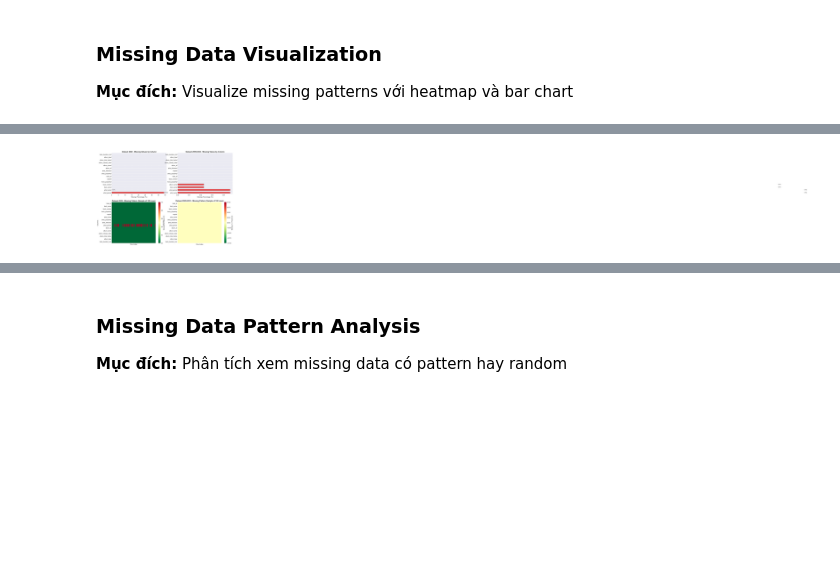
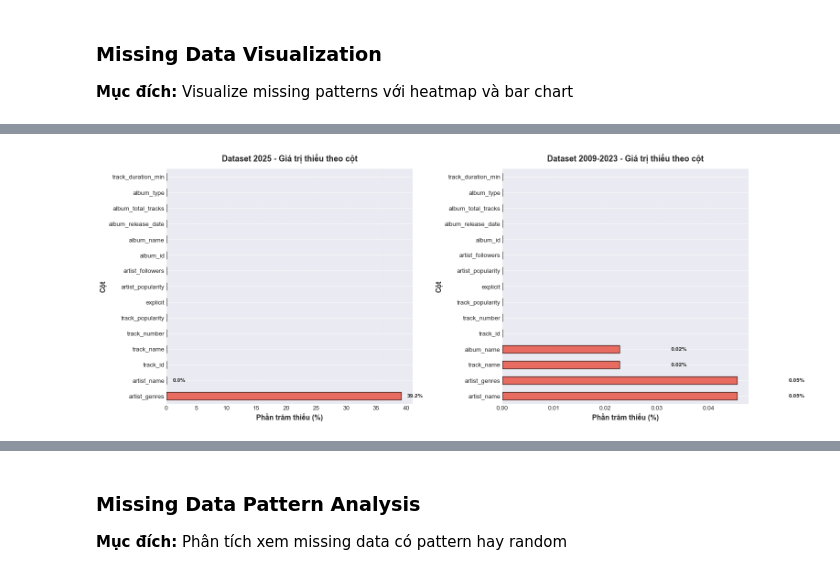
Before and after one commit to chisngyen/Spotify_Global_Music_Analysis, a Jupyter notebook: notebooks/spotify_analysis.ipynb, the cells around one changed output, grey strips where cells are left out. Drawn from its saved outputs; the diff is of its cells as text; code cells hidden in the pictures; blank space fills up the shorter version.

Commit message:
Improve visualization: optimize plot sizes and DPI settings for better display

```diff
--- a/notebooks/spotify_analysis.ipynb
+++ b/notebooks/spotify_analysis.ipynb
@@ -887,25 +884,22 @@ Dataset 2009-2023 - Categorical Columns:
 # %%
-# Unique values count and top frequencies for each categorical column
-print("bộ dữ liệu 2025 - phân bố giá trị\n")
-
-# Prepare data for all categorical columns
+# Đếm các giá trị unique và tần suất của chúng trong mỗi cột phân loại - so sánh hai bộ dữ liệu
 all_top_values = {}
 for col in categorical_cols_2025:
     top_10 = df_2025[col].value_counts().head(10)
     all_top_values[col] = top_10
 
-# Print header
+# In đầu dòng
 col_width = 35
-header = f"{'hạng':<6}"
+header = f"{'Hạng':<6}"
 for col in categorical_cols_2025:
     header += f"{col[:30]:<{col_width}}"
 print(header)
-print(f"{'duy nhất:':<6}", end='')
+print(f"{'Duy nhất:':<6}", end='')
 for col in categorical_cols_2025:
     print(f"{df_2025[col].nunique():,} giá trị{'':<{col_width-len(str(df_2025[col].nunique()))-9}}", end='')
 print("\n")
 
-# Print top 10 rows
+# In 10 dòng đầu tiên
 for rank in range(10):
     print(f"#{rank+1:<5}", end='')
     for col in categorical_cols_2025:
@@ -1412,59 +1401,85 @@ Column                      Missing Count   Total Rows    Missing %
 
 **Mục đích:** Visualize missing patterns với heatmap và bar chart
 # %%
-# Visualize missing patterns
-fig, axes = plt.subplots(2, 2, figsize=(16, 12))
+# Trực quan hóa các giá trị thiếu - PHẦN 1: Bar Charts
+print("=" * 80)
+print("BIỂU ĐỒ CỘT - PHẦN TRĂM GIÁ TRỊ THIẾU")
+print("=" * 80)
+
+# Tạo figure với kích thước và độ phân giải phù hợp
+fig, axes = plt.subplots(1, 2, figsize=(20, 8))
+fig.set_dpi(80)
 
 # Bar chart - Dataset 2025
-ax1 = axes[0, 0]
+ax1 = axes[0]
 missing_pct_2025 = (df_2025.isnull().sum() / len(df_2025) * 100).sort_values(ascending=False)
-colors_2025 = ['red' if x > 0 else 'green' for x in missing_pct_2025]
-missing_pct_2025.plot(kind='barh', ax=ax1, color=colors_2025, alpha=0.7, edgecolor='black')
-ax1.set_xlabel('Missing Percentage (%)', fontsize=11)
-ax1.set_title('Dataset 2025 - Missing Values by Column', fontsize=13, fontweight='bold')
-ax1.grid(alpha=0.3, axis='x')
+colors_2025 = ['#e74c3c' if x > 0 else '#27ae60' for x in missing_pct_2025]
+missing_pct_2025.plot(kind='barh', ax=ax1, color=colors_2025, alpha=0.8, edgecolor='black', linewidth=1.2)
+ax1.set_xlabel('Phần trăm thiếu (%)', fontsize=14, fontweight='bold')
+ax1.set_ylabel('Cột', fontsize=14, fontweight='bold')
+ax1.set_title('Dataset 2025 - Giá trị thiếu theo cột', fontsize=16, fontweight='bold', pad=15)
+ax1.grid(alpha=0.3, axis='x', linestyle='--')
+ax1.tick_params(axis='both', labelsize=12)
 
 for i, v in enumerate(missing_pct_2025):
     if v > 0:
-        ax1.text(v + 0.5, i, f'{v:.1f}%', va='center', fontsize=9)
+        ax1.text(v + 1, i, f'{v:.1f}%', va='center', fontsize=11, fontweight='bold')
 
 # Bar chart - Dataset 2009-2023
-ax2 = axes[0, 1]
+ax2 = axes[1]
 missing_pct_2009 = (df_2009_2023.isnull().sum() / len(df_2009_2023) * 100).sort_values(ascending=False)
-colors_2009 = ['red' if x > 0 else 'green' for x in missing_pct_2009]
-missing_pct_2009.plot(kind='barh', ax=ax2, color=colors_2009, alpha=0.7, edgecolor='black')
-ax2.set_xlabel('Missing Percentage (%)', fontsize=11)
-ax2.set_title('Dataset 2009-2023 - Missing Values by Column', fontsize=13, fontweight='bold')
-ax2.grid(alpha=0.3, axis='x')
+colors_2009 = ['#e74c3c' if x > 0 else '#27ae60' for x in missing_pct_2009]
+missing_pct_2009.plot(kind='barh', ax=ax2, color=colors_2009, alpha=0.8, edgecolor='black', linewidth=1.2)
+ax2.set_xlabel('Phần trăm thiếu (%)', fontsize=14, fontweight='bold')
+ax2.set_ylabel('Cột', fontsize=14, fontweight='bold')
+ax2.set_title('Dataset 2009-2023 - Giá trị thiếu theo cột', fontsize=16, fontweight='bold', pad=15)
+ax2.grid(alpha=0.3, axis='x', linestyle='--')
+ax2.tick_params(axis='both', labelsize=12)
 
 for i, v in enumerate(missing_pct_2009):
     if v > 0:
-        ax2.text(v + 0.5, i, f'{v:.1f}%', va='center', fontsize=9)
+        ax2.text(v + 0.01, i, f'{v:.2f}%', va='center', fontsize=11, fontweight='bold')
+
+plt.tight_layout(pad=2.5)
+plt.show()
+
+# Trực quan hóa các giá trị thiếu - PHẦN 2: Heatmaps
+print("\n" + "=" * 80)
+print("HEATMAPS - MẪU HÌNH THIẾU DỮ LIỆU")
+print("=" * 80)
+
+# Tạo figure với kích thước và độ phân giải phù hợp
+fig, axes = plt.subplots(1, 2, figsize=(20, 8))
+fig.set_dpi(110)
 
 # Heatmap - Dataset 2025
-ax3 = axes[1, 0]
+ax1 = axes[0]
 sample_size = min(100, len(df_2025))
 sample_indices = np.random.choice(df_2025.index, sample_size, replace=False)
 missing_matrix_2025 = df_2025.loc[sample_indices].isnull().astype(int)
 
-sns.heatmap(missing_matrix_2025.T, cmap='RdYlGn_r', cbar_kws={'label': 'Missing (1) / Present (0)'},
-            ax=ax3, yticklabels=True, xticklabels=False)
-ax3.set_title(f'Dataset 2025 - Missing Pattern (Sample of {sample_size} rows)', fontsize=13, fontweight='bold')
-ax3.set_xlabel('Row Index', fontsize=11)
-ax3.set_ylabel('Columns', fontsize=11)
+sns.heatmap(missing_matrix_2025.T, cmap='RdYlGn_r', cbar_kws={'label': 'Thiếu (1) / Có (0)'},
+            ax=ax1, yticklabels=True, xticklabels=False, linewidths=0.5, linecolor='gray')
+ax1.set_title(f'Dataset 2025 - Mẫu hình thiếu dữ liệu (Mẫu {sample_size} dòng)',
+              fontsize=16, fontweight='bold', pad=15)
+ax1.set_xlabel('Chỉ số dòng', fontsize=14, fontweight='bold')
+ax1.set_ylabel('Cột', fontsize=14, fontweight='bold')
+ax1.tick_params(axis='both', labelsize=12)
 
 # Heatmap - Dataset 2009-2023
-ax4 = axes[1, 1]
+ax2 = axes[1]
 sample_size_2009 = min(100, len(df_2009_2023))
 sample_indices_2009 = np.random.choice(df_2009_2023.index, sample_size_2009, replace=False)
 missing_matrix_2009 = df_2009_2023.loc[sample_indices_2009].isnull().astype(int)
 
-sns.heatmap(missing_matrix_2009.T, cmap='RdYlGn_r', cbar_kws={'label': 'Missing (1) / Present (0)'},
-            ax=ax4, yticklabels=True, xticklabels=False)
-ax4.set_title(f'Dataset 2009-2023 - Missing Pattern (Sample of {sample_size_2009} rows)', fontsize=13, fontweight='bold')
-ax4.set_xlabel('Row Index', fontsize=11)
-ax4.set_ylabel('Columns', fontsize=11)
+sns.heatmap(missing_matrix_2009.T, cmap='RdYlGn_r', cbar_kws={'label': 'Thiếu (1) / Có (0)'},
+            ax=ax2, yticklabels=True, xticklabels=False, linewidths=0.5, linecolor='gray')
+ax2.set_title(f'Dataset 2009-2023 - Mẫu hình thiếu dữ liệu (Mẫu {sample_size_2009} dòng)',
+              fontsize=16, fontweight='bold', pad=15)
+ax2.set_xlabel('Chỉ số dòng', fontsize=14, fontweight='bold')
+ax2.set_ylabel('Cột', fontsize=14, fontweight='bold')
+ax2.tick_params(axis='both', labelsize=12)
 
-plt.tight_layout()
+plt.tight_layout(pad=2.5)
 plt.show()
 # %% [output]
@@ -1471 +1489 @@ plt.show()
-[figure, old version]
+[figure, new version]
```
Also changed, not shown: parts of 43 cells of this notebook.
